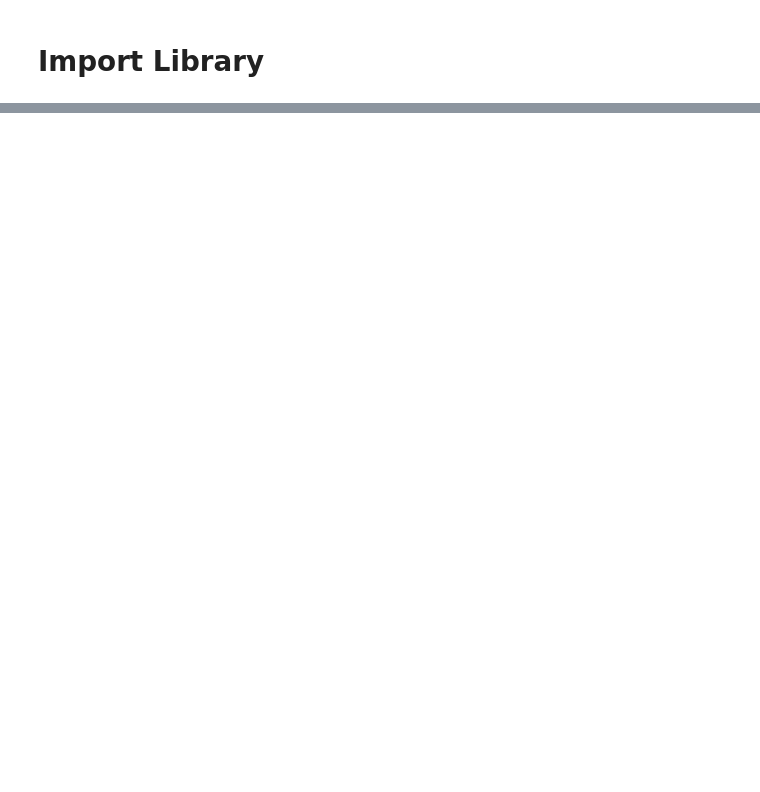
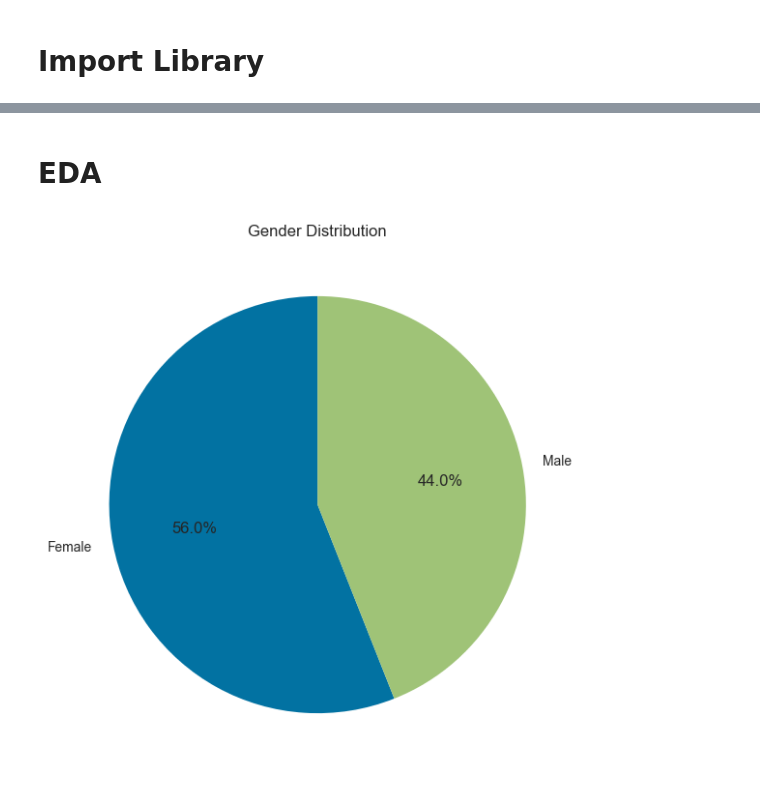
Before and after one commit to ai-azz/customer-segmentation, a Jupyter notebook: customer clustering.ipynb, the cells around one changed output, grey strips where cells are left out. Drawn from its saved outputs; the diff is of its cells as text; code cells hidden in the pictures; blank space fills up the shorter version.

Commit message:
data loading & EDA

```diff
--- a/customer clustering.ipynb
+++ b/customer clustering.ipynb
@@ -28,0 +31,4 @@ Note: you may need to restart the kernel to use updated packages.
+# %%
+# read and show dataset
+df = pd.read_csv('https://raw.githubusercontent.com/ai-azz/customer-segmentation/refs/heads/main/data/Mall_Customers.csv')
+df.head()
@@ -28,0 +71,10 @@ Note: you may need to restart the kernel to use updated packages.
+# %% [markdown]
+# EDA
+# %%
+# count gender distribution using pie chart
+plt.figure(figsize=(7, 7))
+plt.pie(df['Gender'].value_counts(), labels=['Female', 'Male'], autopct='%1.1f%%', startangle=90)
+plt.title('Gender Distribution')
+plt.show()
+# %% [output]
+[figure, added]
```
Also changed, not shown: parts of 6 cells of this notebook.
